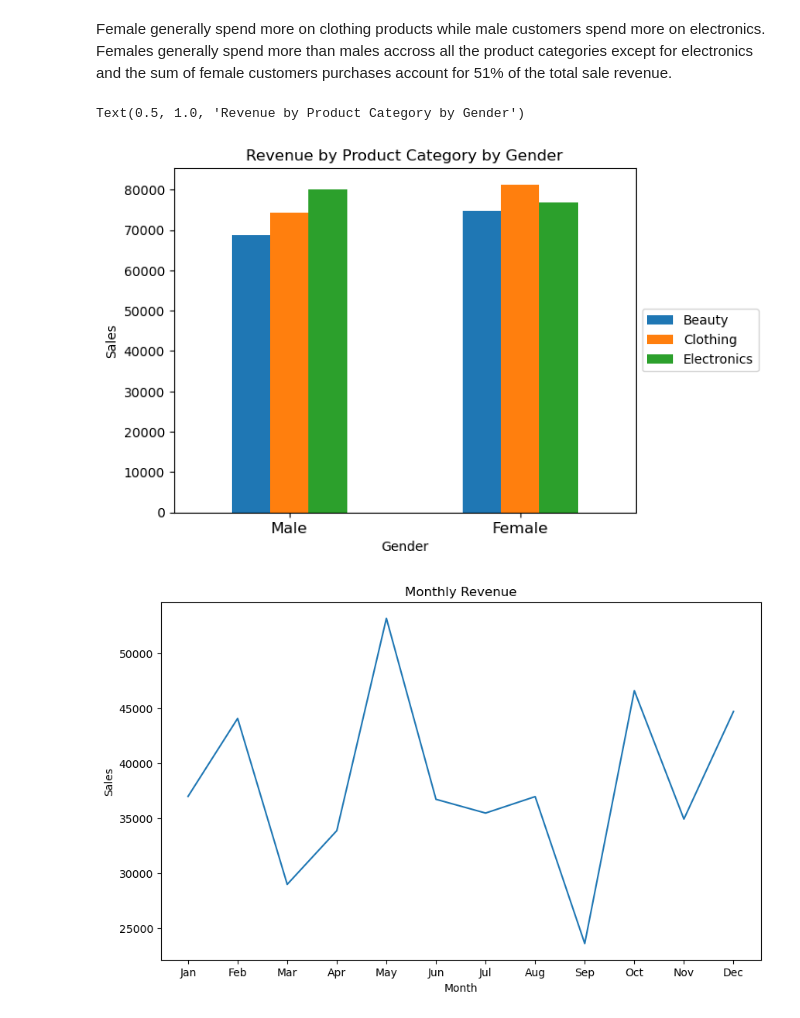
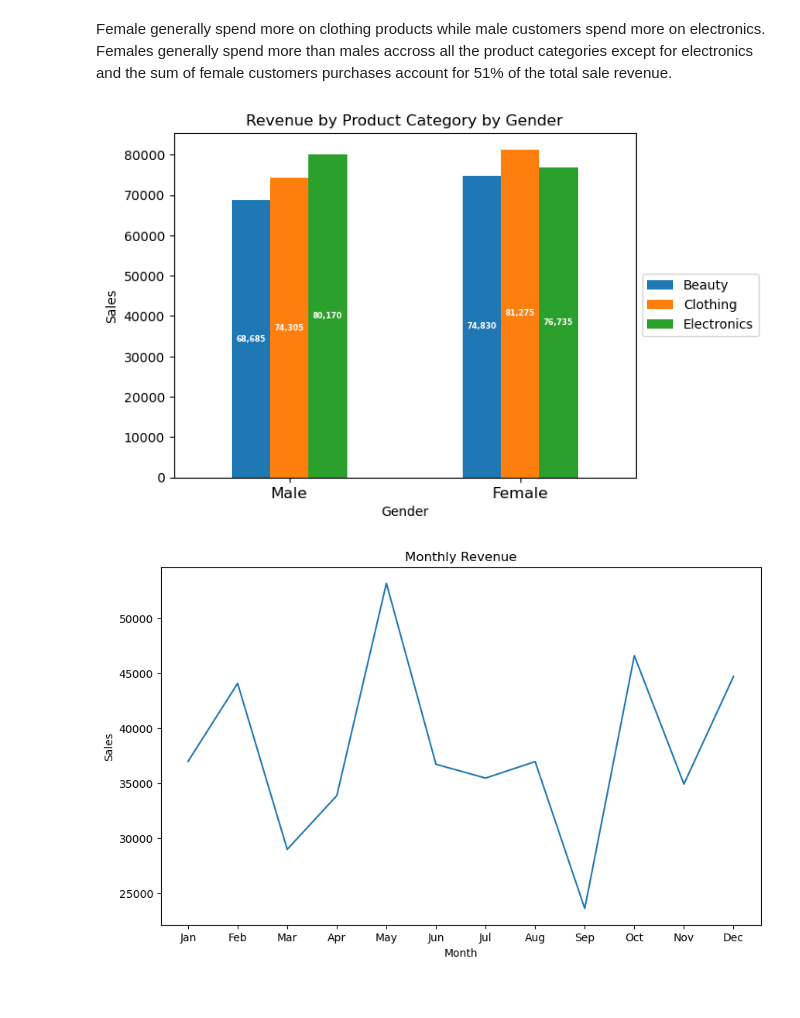
Before and after one commit to MohSalamh/Retail-Sales-Analysis, a Jupyter notebook: Retail_Sales_Analysis.ipynb, the cells around one changed output. Cells and saved outputs as stored; diff of their text form; code cells hidden in the pictures.

```diff
--- a/Retail_Sales_Analysis.ipynb
+++ b/Retail_Sales_Analysis.ipynb
@@ -6,7 +6,7 @@ import seaborn as sns
 import numpy as np
 import calendar
 # %%
-data = pd.read_csv(r'C:\retail_sales_dataset.csv')
+data = pd.read_csv(r'C:\Desktop\retail_sales_dataset.csv')
 data.head()
 # %% [output]
 |  | Transaction ID | Date | Customer ID | Gender | Age | Product Category | Quantity | Price per Unit | ... |
@@ -199,7 +199,7 @@ data.head()
 # Add Age Group Column
 data['Age Group'] = pd.cut(
     data['Age'],
-    bins=[18, 26, 35, 45, 55, np.inf],
+    bins=[17, 26, 35, 45, 55, np.inf],
     labels=["18-26", "27-35", "36-45", "46-55", "56+"],
 )
 
@@ -338,14 +338,14 @@ Female generally spend more on clothing products while male customers spend more
 # %%
 df = data.drop(columns=['Date', 'Age', 'Quantity', 'Day of Week', 'Age Group', 'Month', 'Quarter', 'Price per Unit'])
 df1 = df.pivot_table(index='Gender', columns='Product Category', aggfunc='sum')
-df1.sort_values(by='Gender', ascending=False).plot(kind='bar', y='Total Amount')
+df2 = df1.sort_values(by='Gender', ascending=False).plot(kind='bar', y='Total Amount')
 plt.legend(loc='center left', bbox_to_anchor=(1.0, 0.5))
 plt.ylabel('Sales')
 plt.xticks(fontsize=12, rotation=0)
 plt.title('Revenue by Product Category by Gender')
+show_dataLabel(df2, True)
 # %% [output]
-Text(0.5, 1.0, 'Revenue by Product Category by Gender')
-[figure, old version]
+[figure, new version]
 # %%
 sales_by_month = data.groupby('Month', observed = True)['Total Amount'].sum()
 plt.figure(figsize=(10, 6))
```
Also changed, not shown: parts of 4 cells of this notebook.
